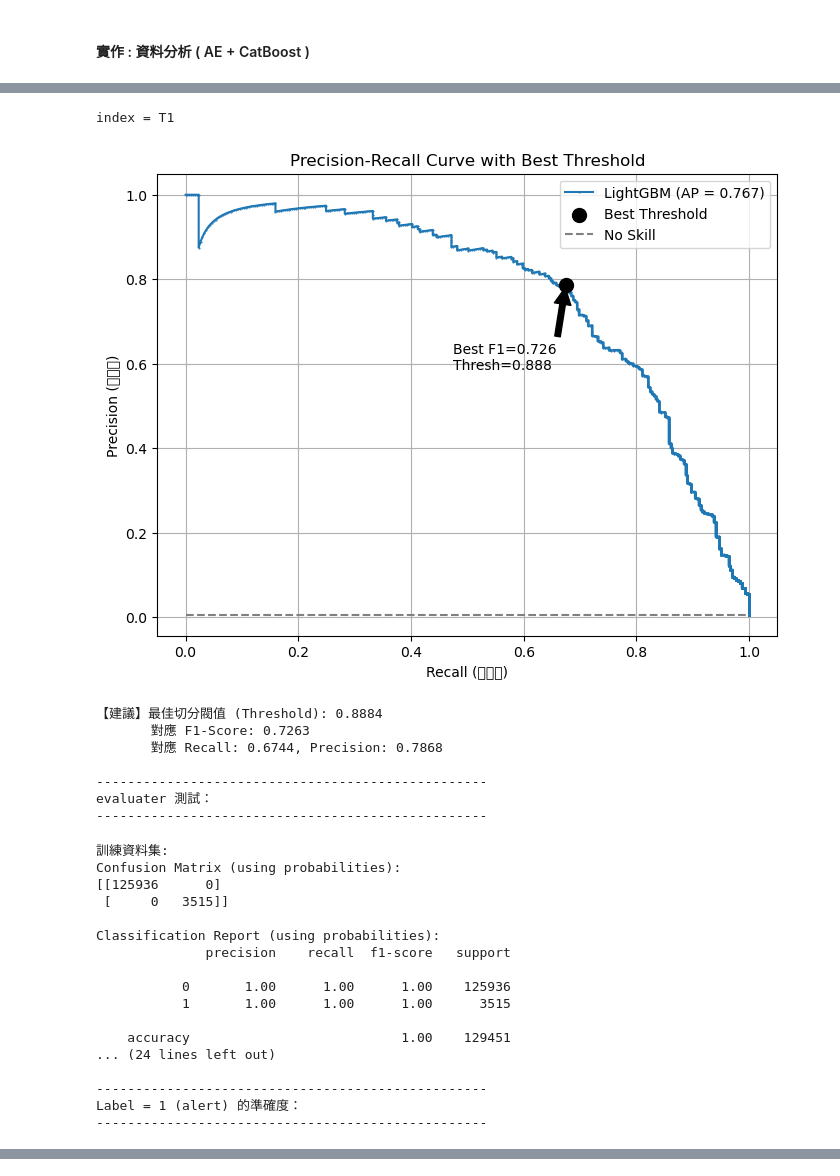
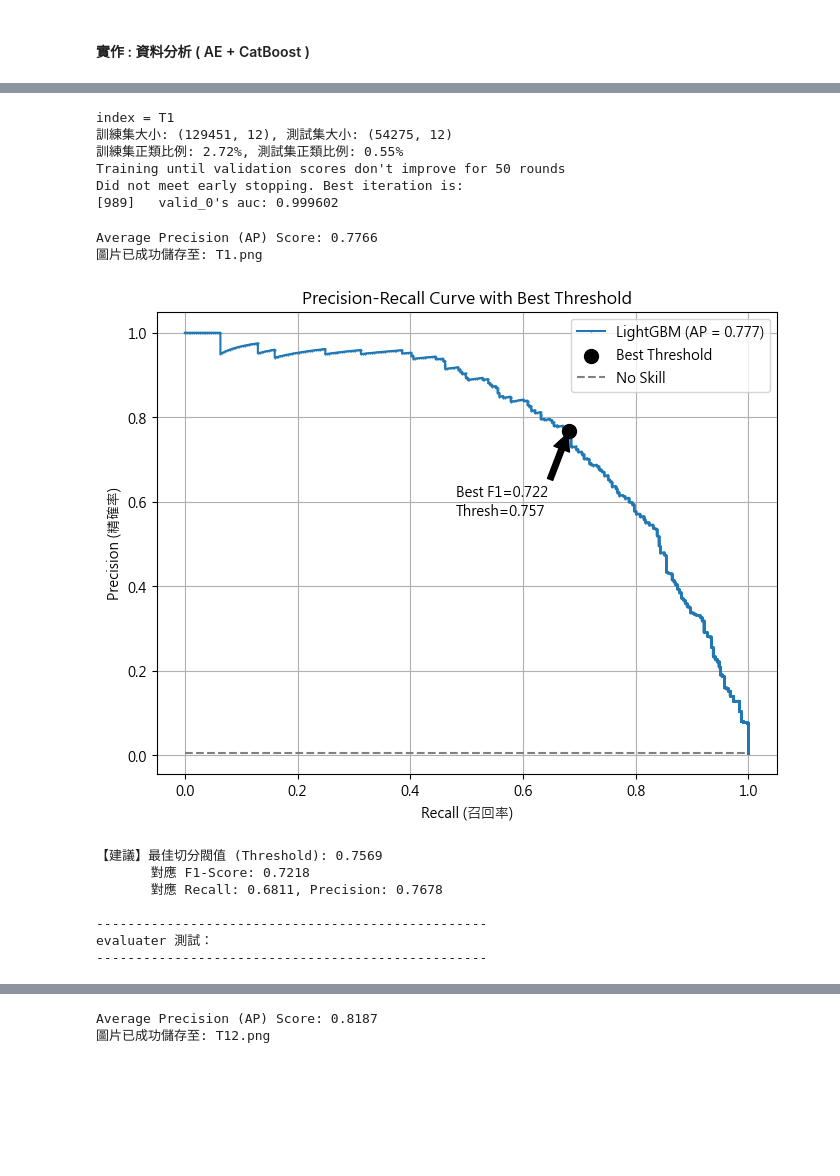
Before and after one commit to asherHSU/NTUST_CSIE_DS, a Jupyter notebook: lightGBM/train.ipynb, the cells around one changed output, grey strips where cells are left out. Drawn from its saved outputs; the diff is of its cells as text; code cells hidden in the pictures; blank space fills up the shorter version.

```diff
--- a/lightGBM/train.ipynb
+++ b/lightGBM/train.ipynb
@@ -176,7 +201,7 @@ print(entities_index)
 
 #       這裡手動調整跑訓練的資料集(參考上方輸出)
 #                       vv
-train_entities_index = ["T1"] #["T1","T12","T123"]
+train_entities_index =["T1","T12","T123"] #["T1"]
 #                       ^^
 #       這裡手動調整跑訓練的資料集(參考上方輸出)
 
@@ -199,12 +219,2 @@ from lightgbm import early_stopping, log_evaluation
 sys.path.append(os.path.dirname(os.getcwd()))
 from Util.PrepareData import prepare_data_pure,prepare_data_cutting,prepare_data_smote
-# %%
-for index in train_entities_index:
-    # 切資料
-    print(f"\nindex = {index}")
-    X_train, X_test, y_train, y_test =  prepare_data_cutting(entity)
-    cutted_data[index] = X_train, X_test, y_train, y_test
-
-    # show label num
-    actual_cols = X_test.shape[1] if len(X_test.shape) > 1 else 1
-    print(f"測試資料 (X_test) 的特徵數量: {actual_cols}")
@@ -250,11 +255,22 @@ for index in train_entities_index:
     # is_unbalance=True 是針對不平衡資料的關鍵參數
     model = lgb.LGBMClassifier(**params)
 
-    best_models[index] = None
     entity = entities[index]
 
     # 切分訓練與測試資料(第一次切分 : 統一切分)
-    X_train, X_test, y_train, y_test = cutted_data[index]
+    X_train_full, X_test_final, y_train_full, y_test_final = prepare_data_cutting(entity)
+
+    # -------------------------------------------------------------------------
+    # [新增步驟] : 將 "訓練資料 (Full)" 再切分為 "真正訓練用 (Train)" 與 "驗證用 (Val)"
+    # 建議比例：從訓練集中切出 20% 作為驗證集
+    # stratify=y_train_full 非常重要！因為你的資料不平衡，必須確保驗證集也有 Label 1
+    # -------------------------------------------------------------------------
+    X_train, X_val, y_train, y_val = train_test_split(
+        X_train_full, y_train_full,
+        test_size=0.2,       # 切 20% 當驗證集
+        random_state=42,     # 固定種子碼確保結果可重現
+        stratify=y_train_full # 確保切分後的 Label 比例與原本一致
+    )
 
     # 2. 訓練模型 (加入驗證集與早停機制)
     # 注意：新版 LightGBM 建議使用 callbacks 來處理 early_stopping
@@ -263,68 +279,61 @@ for index in train_entities_index:
     # 訓練時建議加入 eval_set 來監控 (避免過度訓練)
     model.fit(
         X_train, y_train,
-        eval_set=[(X_test, y_test)],
+        eval_set=[(X_val, y_val)],
         eval_metric='auc',
         callbacks=[lgb.early_stopping(stopping_rounds=50)]
     )
 
-    # 儲存最佳模型
-    best_models[index] = model
     # 取得最佳閥值
-    threshold = plot_pr_curve_with_best_point(model, X_test, y_test)
+    threshold = plot_pr_curve_with_best_point(model, X_test_final, y_test_final,f"{index}.png")
 
      # evaluater
     print ("\n"+"-"*50)
     print ("evaluater 測試：")
     print ("-"*50)
-    get_evaluater_score(model,X_train, X_test, y_train, y_test)
+    get_evaluater_score(model,X_train, X_test_final, y_train, y_test_final)
 
     # 找回 label = 1 的準確度
     """
     - entity_label1 : 全部為 label 1 的資料集
     - X_label1, y_label1 : 從 entity_label1 切分出來的訓練資料 (All label 1)
     - X_test_label1, y__test_label1 : 從 X_test 切分出來的測試資料 (All label 1)
     """
     # All label 1
     entity_label1 = entity.copy()
     label,entity_label1_cut = DataProcessor.cut_label(entity_label1) # label -> enitiy的 label ; entity_label1_cut -> entity 移除 label 列
     X_label1 = DataProcessor.split_diff_label(entity_label1_cut, label, positive_label=True) # label1 -> entity 移除 label 列並取 label = 1 (alert)
     y_label1 = pd.Series([1]*X_label1.shape[0]) # 全部為 1
     # no train label 1
-    X_test_label1 = DataProcessor.split_diff_label(X_test, y_test, positive_label=True) # 從 X_test 切分出來的測試資料 (All label 1)
+    X_test_label1 = DataProcessor.split_diff_label(X_test_final, y_test_final, positive_label=True) # 從 X_test 切分出來的測試資料 (All label 1)
     y_test_label1 = pd.Series([1]*X_test_label1.shape[0])
+
+    # 確保 X_label1 是從正確的 X_test 篩選出來的，保留 DataFrame 格式
+    mask = (y_test_final== 1)
+    X_label1_correct = X_test_final[mask]  # 這樣會保留欄位名稱
+    y_label1_correct = y_test_final[mask]
 
     # 產生分數
     print ("\n"+"-"*50)
     print ("Label = 1 (alert) 的準確度：")
     print ("-"*50)
-    get_evaluater_score(model,X_train, X_label1, y_train, y_label1)
+    get_evaluater_score(model, X_train, X_label1_correct, y_train, y_label1_correct)
 # %% [output]
 index = T1
+訓練集大小: (129451, 12), 測試集大小: (54275, 12)
+訓練集正類比例: 2.72%, 測試集正類比例: 0.55%
+Training until validation scores don't improve for 50 rounds
+Did not meet early stopping. Best iteration is:
+[989]   valid_0's auc: 0.999602
+Average Precision (AP) Score: 0.7766
+圖片已成功儲存至: T1.png
-[figure, old version]
+[figure, new version]
-【建議】最佳切分閥值 (Threshold): 0.8884
-       對應 F1-Score: 0.7263
-       對應 Recall: 0.6744, Precision: 0.7868
-
---------------------------------------------------
-evaluater 測試：
---------------------------------------------------
-訓練資料集:
-Confusion Matrix (using probabilities):
-[[125936      0]
- [     0   3515]]
-
-Classification Report (using probabilities):
-              precision    recall  f1-score   support
-
-           0       1.00      1.00      1.00    125936
-           1       1.00      1.00      1.00      3515
-
-    accuracy                           1.00    129451
-... (24 lines left out)
+【建議】最佳切分閥值 (Threshold): 0.7569
+       對應 F1-Score: 0.7218
+       對應 Recall: 0.6811, Precision: 0.7678
 
 --------------------------------------------------
-Label = 1 (alert) 的準確度：
+evaluater 測試：
 --------------------------------------------------
 訓練資料集:
 Confusion Matrix (using probabilities):
@@ -345,0 +372,2 @@ ROC AUC Score: nan
+Average Precision (AP) Score: 0.8187
+圖片已成功儲存至: T12.png
```
Also changed, not shown: parts of 6 cells of this notebook, 3 other files.
